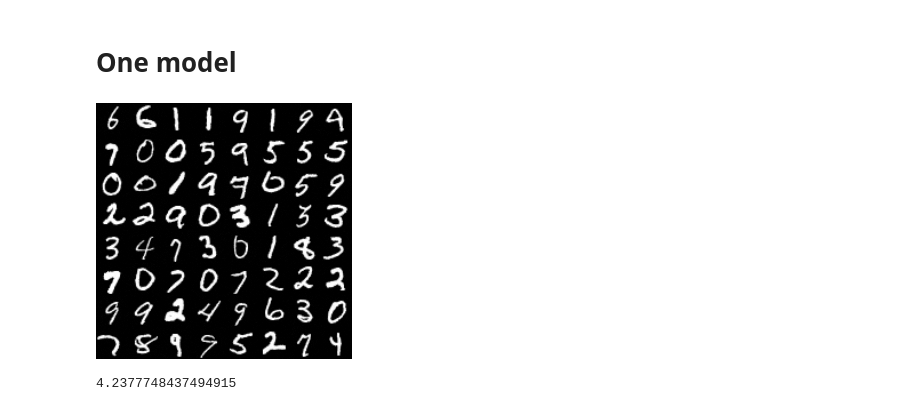
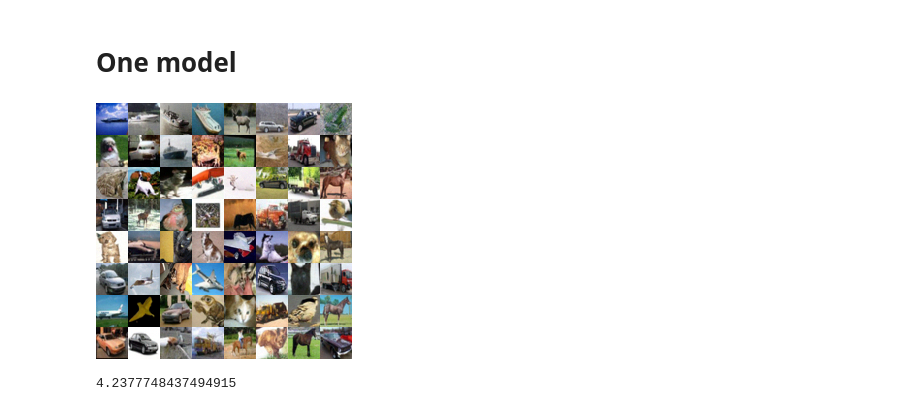
Before and after one commit to vvoganesyan/ddpm_cont, a Jupyter notebook: DDPM_cont_sample.ipynb, the cells around one changed output. Saved outputs shown, nothing was run; the diff lists cells and outputs as text; code cells hidden in the pictures.

```diff
--- a/DDPM_cont_sample.ipynb
+++ b/DDPM_cont_sample.ipynb
@@ -64,13 +106,13 @@ with torch.no_grad():
 # %%
-big_img = np.zeros((8*32,8*32),dtype=np.uint8)
+big_img = np.zeros((8*32,8*32,3),dtype=np.uint8)
 for i in range(8):
     for j in range(8):
-        im = Image.open(f"sampled_images/{i*8+j}.png")
-        big_img[i*32:(i+1)*32, j*32:(j+1)*32] = np.array(im)
+        im = Image.open(f"samples_32_song/{i*8+j}.png")
+        big_img[i*32:(i+1)*32, j*32:(j+1)*32, :] = np.array(im)
 big_img = Image.fromarray(big_img)
 big_img
 # %% [output]
-[figure, old version]
+[figure, new version]
 # %%
 save_dataloader(train_loader, 'data_1', 128*128)
 # %%
```
Also changed, not shown: parts of 5 cells of this notebook, 5 other files.
